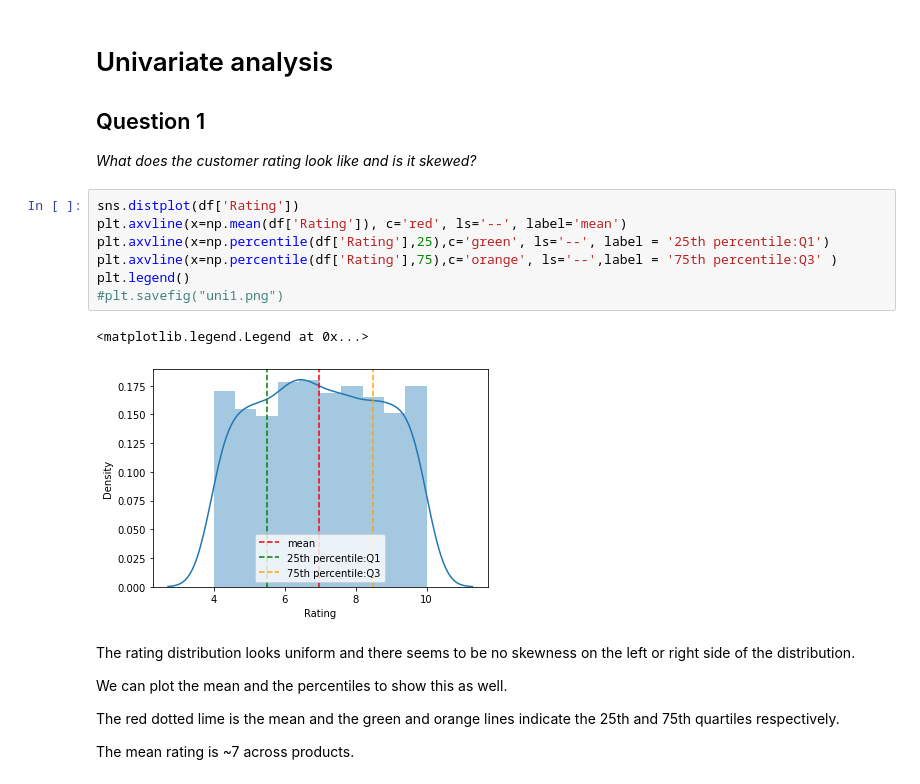
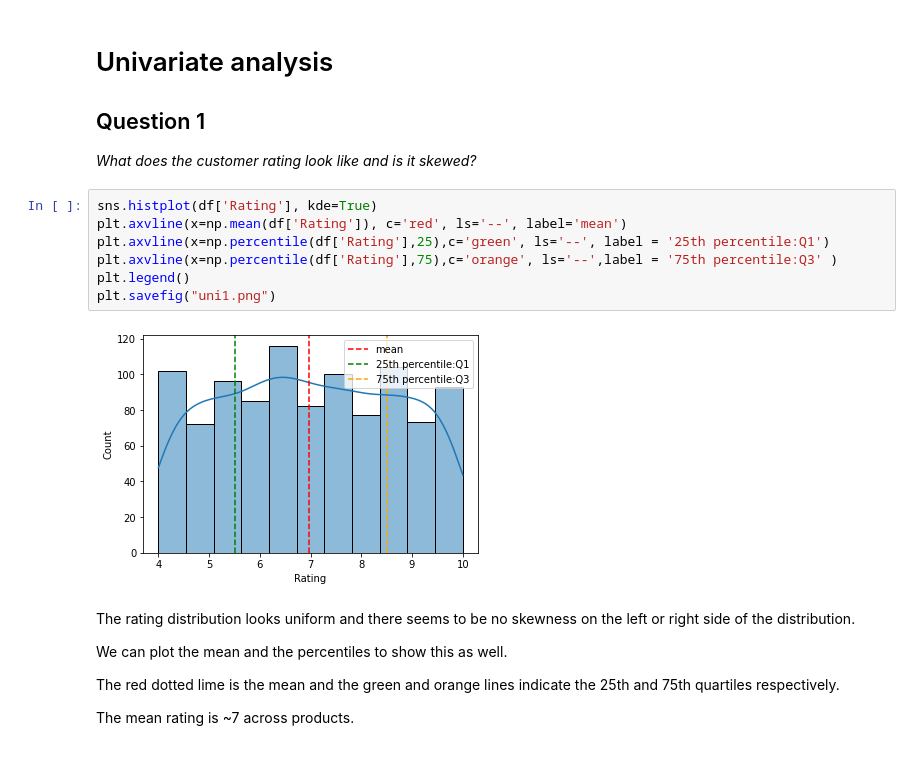
Before and after one commit to TueHellsternKea/study, a Jupyter notebook: 4sem/06-Machine_Learning_1/data/eda.ipynb, the cells around one changed output. Cells and saved outputs as stored; diff of their text form.

```diff
--- a/4sem/06-Machine_Learning_1/data/eda.ipynb
+++ b/4sem/06-Machine_Learning_1/data/eda.ipynb
@@ -123,15 +123,14 @@ df.head()
 ## Question 1
 *What does the customer rating look like and is it skewed?*
 # %%
-sns.distplot(df['Rating'])
+sns.histplot(df['Rating'], kde=True)
 plt.axvline(x=np.mean(df['Rating']), c='red', ls='--', label='mean')
 plt.axvline(x=np.percentile(df['Rating'],25),c='green', ls='--', label = '25th percentile:Q1')
 plt.axvline(x=np.percentile(df['Rating'],75),c='orange', ls='--',label = '75th percentile:Q3' )
 plt.legend()
-#plt.savefig("uni1.png")
+plt.savefig("uni1.png")
 # %% [output]
-<matplotlib.legend.Legend at 0x...>
-[figure, old version]
+[figure, new version]
 # %% [markdown]
 The rating distribution looks uniform and there seems to be no skewness on the left or right side of the distribution.
 
```
Also changed, not shown: parts of 16 cells of this notebook, 4 other files.
